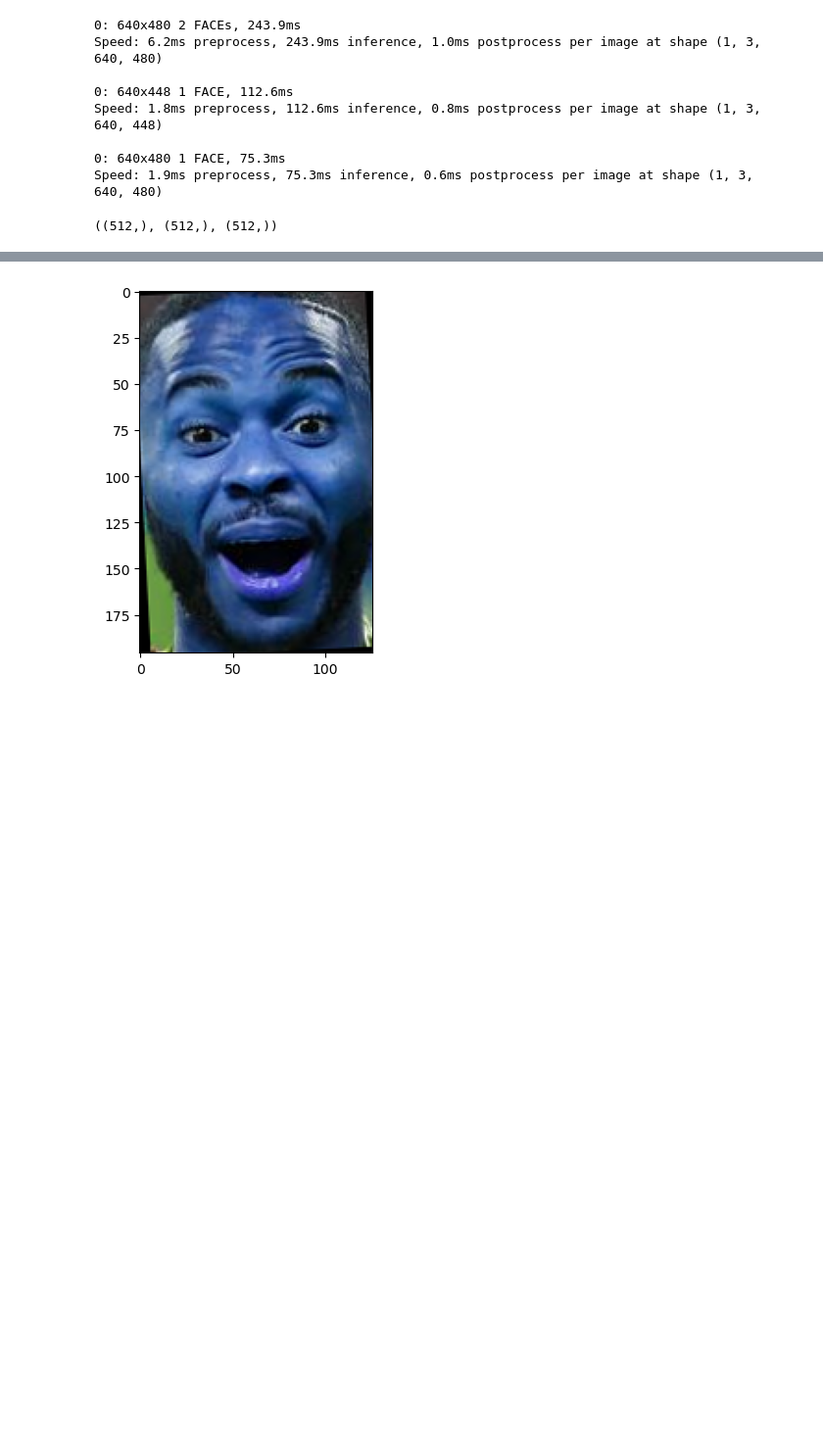
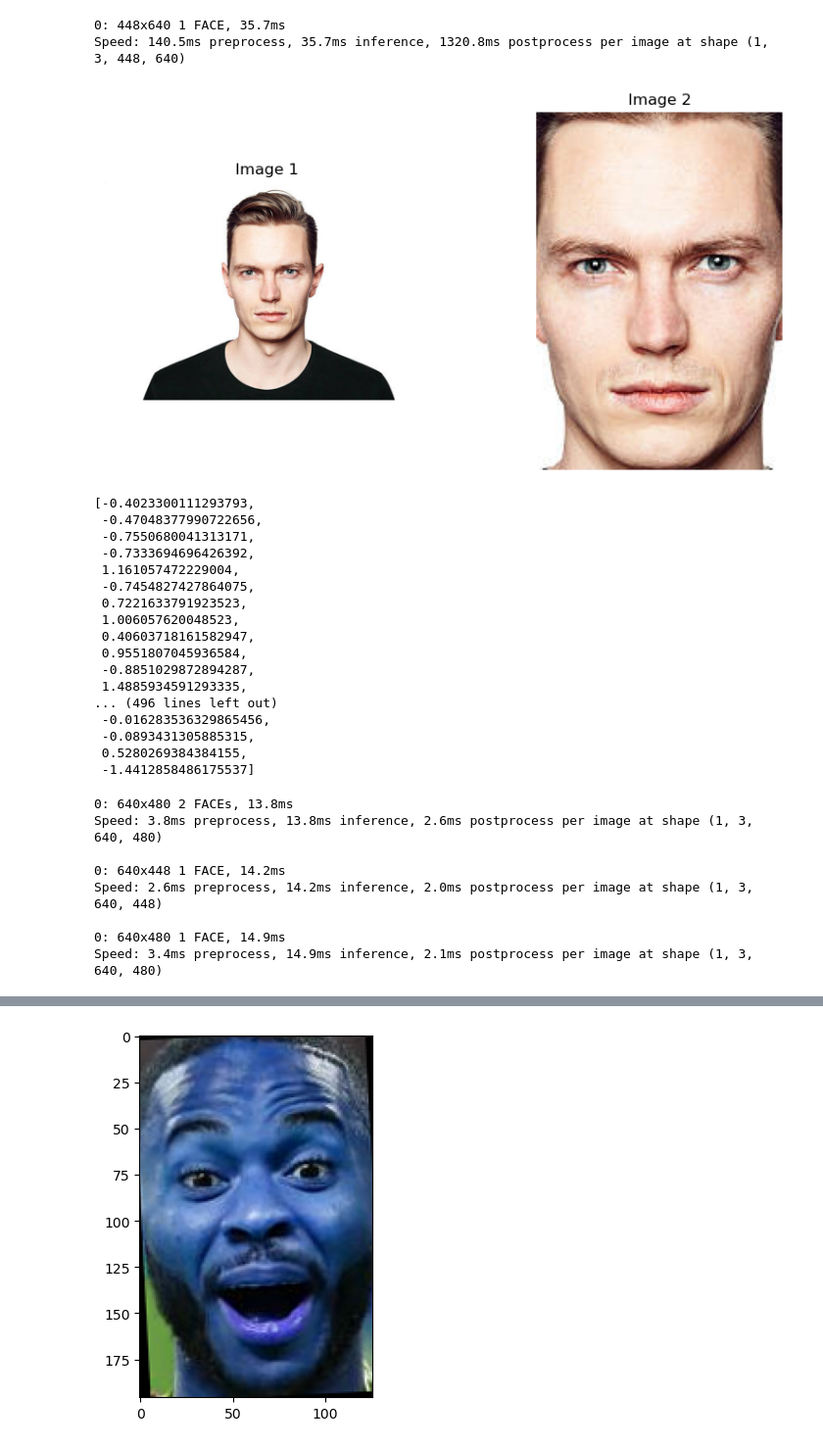
Before and after one commit to HtmMhmd/face_recognizer, a Jupyter notebook: tester.ipynb, the cells around one changed output, grey strips where cells are left out. Shown at 98% size. Cells and saved outputs as stored; diff of their text form; code cells hidden in the pictures; blank space fills up the shorter version.

```diff
--- a/tester.ipynb
+++ b/tester.ipynb
@@ -15,7 +26,7 @@ from Model.Detection.YoloDetector.YoloDetector import *
 # Load the YOLOv8 model
 detection_model = YOLOv8Detector()# Load the FaceNet model
 
-facenet_client  = FaceNetTFLiteClient()
+facenet_client  = FaceNet512dClient()
 
 
 # Load and preprocess an example image
@@ -29,16 +40,16 @@ def apply_yolov8_face(image):
         # Render the results on the frame
         annotated_frame = results[0]
         #for obj in results:
-        x1, y1, x2, y2 ,conf ,cls  = annotated_frame.boxes.data[0].tolist()
+        x1, y1, x2, y2  = annotated_frame
         image_cropped = image[int(y1):int(y2), int(x1):int(x2)]
 
         return image_cropped
 
 # Function to get embeddings
 def get_embeddings(facenet_client, image):
-    image = cv2.imread(image)
-    image = apply_yolov8_face(image)
-
+    image_= cv2.imread(image)
+    image = apply_yolov8_face(image_)
+    plot_images(image_, image)
     image = preprocess_image(image)
     # image = np.expand_dims(image, axis=0)  # to (1, 224, 224, 3)
 
@@ -50,23 +68,42 @@ INFO: Created TensorFlow Lite XNNPACK delegate for CPU.
+# %%
+get_embeddings(facenet_client,image_path)
+# %% [output]
+0: 448x640 1 FACE, 35.7ms
+Speed: 140.5ms preprocess, 35.7ms inference, 1320.8ms postprocess per image at shape (1, 3, 448, 640)
+[figure, added]
+[-0.4023300111293793,
+ -0.47048377990722656,
+ -0.7550680041313171,
+ -0.7333694696426392,
+ 1.161057472229004,
+ -0.7454827427864075,
+ 0.7221633791923523,
+ 1.006057620048523,
+ 0.40603718161582947,
+ 0.9551807045936584,
+ -0.8851029872894287,
+ 1.4885934591293335,
+... (496 lines left out)
+ -0.016283536329865456,
+ -0.0893431305885315,
+ 0.5280269384384155,
+ -1.4412858486175537]
 # %%
 img ='gallery_faces/gallery_10_2.jpg'
 img_postv ='gallery_faces/gallery_10_1.jpg'
 img_neg ='gallery_faces/gallery_20_1.jpg'
 # %%
-embeddings   = get_embeddings(facenet_client, img)[0]
-embeddings_p = get_embeddings(facenet_client, img_postv)[0]
-embeddings_n = get_embeddings(facenet_client, img_neg)[0]
+embeddings   = get_embeddings(facenet_client, img)
+embeddings_p = get_embeddings(facenet_client, img_postv)
+embeddings_n = get_embeddings(facenet_client, img_neg)
 # %% [output]
-0: 640x480 2 FACEs, 243.9ms
-Speed: 6.2ms preprocess, 243.9ms inference, 1.0ms postprocess per image at shape (1, 3, 640, 480)
+0: 640x480 2 FACEs, 13.8ms
+Speed: 3.8ms preprocess, 13.8ms inference, 2.6ms postprocess per image at shape (1, 3, 640, 480)
 
-0: 640x448 1 FACE, 112.6ms
-Speed: 1.8ms preprocess, 112.6ms inference, 0.8ms postprocess per image at shape (1, 3, 640, 448)
+0: 640x448 1 FACE, 14.2ms
+Speed: 2.6ms preprocess, 14.2ms inference, 2.0ms postprocess per image at shape (1, 3, 640, 448)
 
-0: 640x480 1 FACE, 75.3ms
-Speed: 1.9ms preprocess, 75.3ms inference, 0.6ms postprocess per image at shape (1, 3, 640, 480)
+0: 640x480 1 FACE, 14.9ms
+Speed: 3.4ms preprocess, 14.9ms inference, 2.1ms postprocess per image at shape (1, 3, 640, 480)
-# %%
-(embeddings.shape, embeddings_p.shape, embeddings_n.shape)
-# %% [output]
-((512,), (512,), (512,))
 # %%
 FaceVerifier().verify_faces(embeddings, embeddings_p, verbose=True)
```
Also changed, not shown: parts of 5 cells of this notebook, 17 other files.
